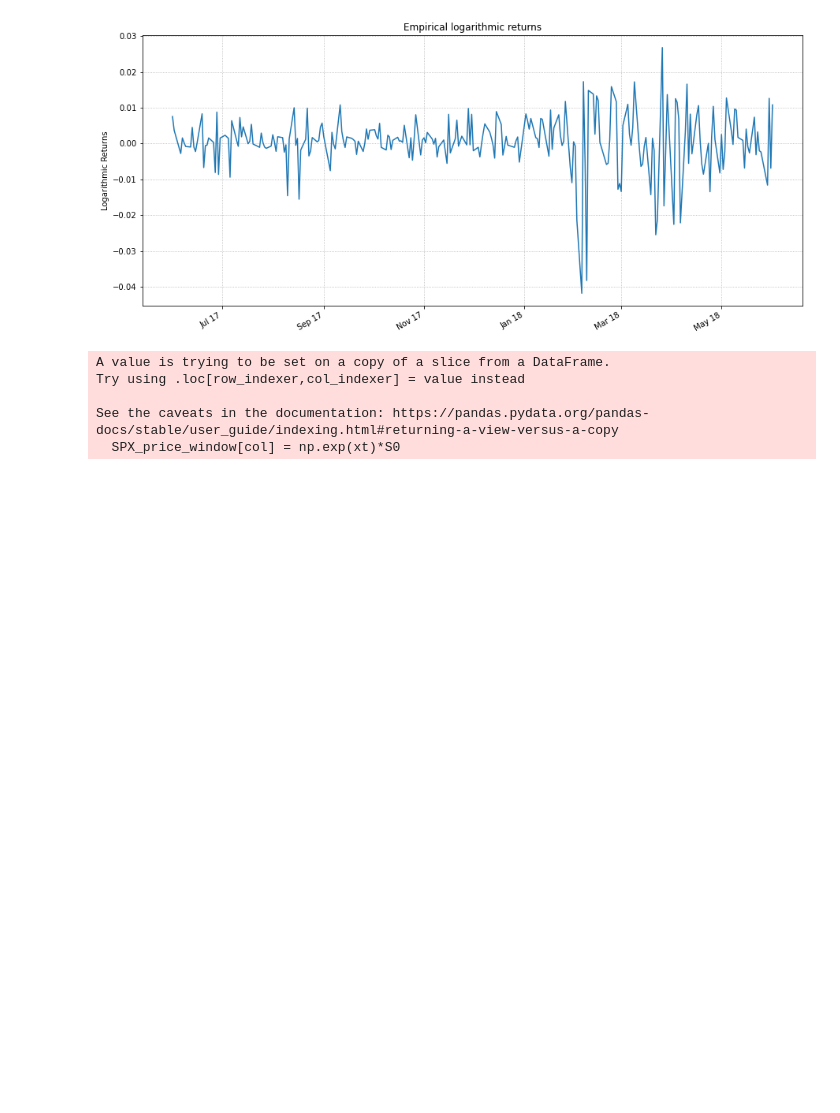
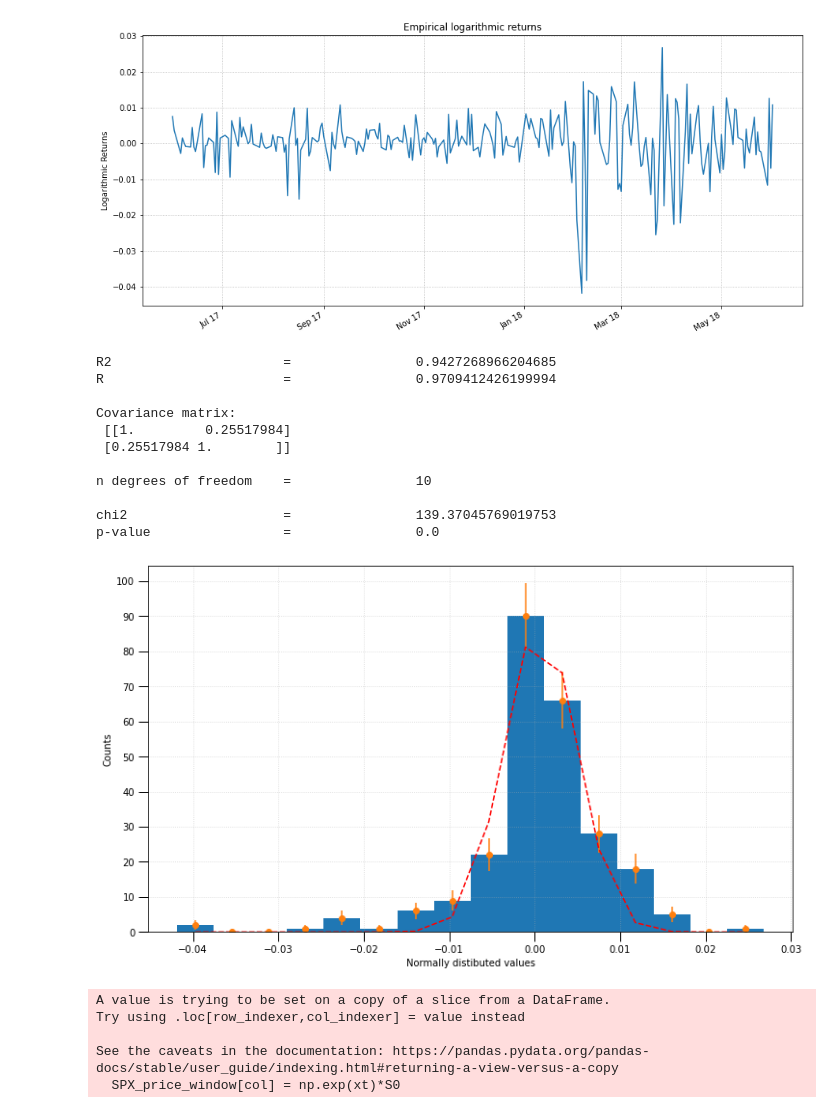
Before and after one commit to aidinattar/Volatility-carry-trading-strategy, a Jupyter notebook: Project.ipynb, the cells around one changed output. Cells and saved outputs as stored; diff of their text form; code cells hidden in the pictures; blank space fills up the shorter version.

Commit message:
add gaussian fit for log returns

```diff
--- a/Project.ipynb
+++ b/Project.ipynb
@@ -127,6 +129,61 @@ plt.show()
 Expected return:                0.1252
 Volatility:                     0.0154
 [figure]
+# %%
+b                 = np.histogram_bin_edges(SPX_price_window.LogReturn.fillna(0), bins='sqrt')
+fig, ax           = plt.subplots(figsize=(12, 7))
+entries, edges, _ = ax.hist(SPX_price_window.LogReturn, bins=b)
+ax.set_ylabel('Counts')
+ax.set_xlabel("Normally distibuted values")
+ax.yaxis.set_major_locator(MultipleLocator(10))
+ax.tick_params(which='major', width=1.0)
+ax.tick_params(which='major', length=10)
+ax.grid(linestyle='dotted', alpha=0.5)
+
+# calculate bin centers
+bin_centers = 0.5 * (edges[:-1] + edges[1:])
+
+# draw errobars, use the sqrt error. You can use what you want there
+# poissonian 1 sigma intervals would make more sense
+ax.errorbar(bin_centers, entries, yerr=np.sqrt(entries), fmt='o')
+
+def gaussian(x, N, mu, sig):
+    return N * np.exp(-np.power(x - mu, 2.) / (2 * np.power(sig, 2.)))
+
+popt, pcov = optimize.curve_fit(gaussian, bin_centers, entries, p0 = [100,Expected_Return, Volatility])
+ax.plot(bin_centers, gaussian(bin_centers, popt[0],popt[1],popt[2]), linestyle='dashed',c = 'r' )
+
+ssr = np.sum((entries - gaussian(bin_centers, popt[0],popt[1],popt[2]))**2)
+tss = np.sum((np.mean(entries) - entries)**2)
+
+rsq = 1 - ssr / tss
+sigma_y  = np.sqrt(np.abs(entries))
+mask_err = (sigma_y!=0)
+
+print("R2 \t\t\t=\t\t", rsq, "\nR \t\t\t=\t\t", np.sqrt(rsq))
+print("\nCovariance matrix:\n", np.corrcoef(bin_centers,entries)) # check with the correlation matrix that R is the correlation coefficient
+
+ndof = len(bin_centers[mask_err]) - 3
+print("\nn degrees of freedom \t=\t\t", ndof)
+# calculate the chi^2
+chi2 = np.sum(((entries[mask_err] - (gaussian(bin_centers[mask_err], popt[0],popt[1],popt[2])))**2) / sigma_y[mask_err])
+print("\nchi2 \t\t\t=\t\t", chi2)
+# calculate the p-value from the chi^2, the n.d.o.f., and the comulative chi^2 distribution
+pvalue = 1. - stats.chi2.cdf(chi2, ndof)
+print("p-value \t\t=\t\t", pvalue) # if the p-value is < 0.05, the fit is considered unsatisfactory
+# %% [output]
+R2                      =                0.9427268966204685
+R                       =                0.9709412426199994
+
+Covariance matrix:
+ [[1.         0.25517984]
+ [0.25517984 1.        ]]
+
+n degrees of freedom    =                10
+
+chi2                    =                139.37045769019753
+p-value                 =                0.0
+[figure, added]
 # %%
 n  = 4 # number of simulated paths
 z  = np.sqrt(dt) * npr.normal(0,1,(n, SPX_price_window.shape[0])) # stochastic variable
```
Also changed, not shown: parts of 1 cell of this notebook.
